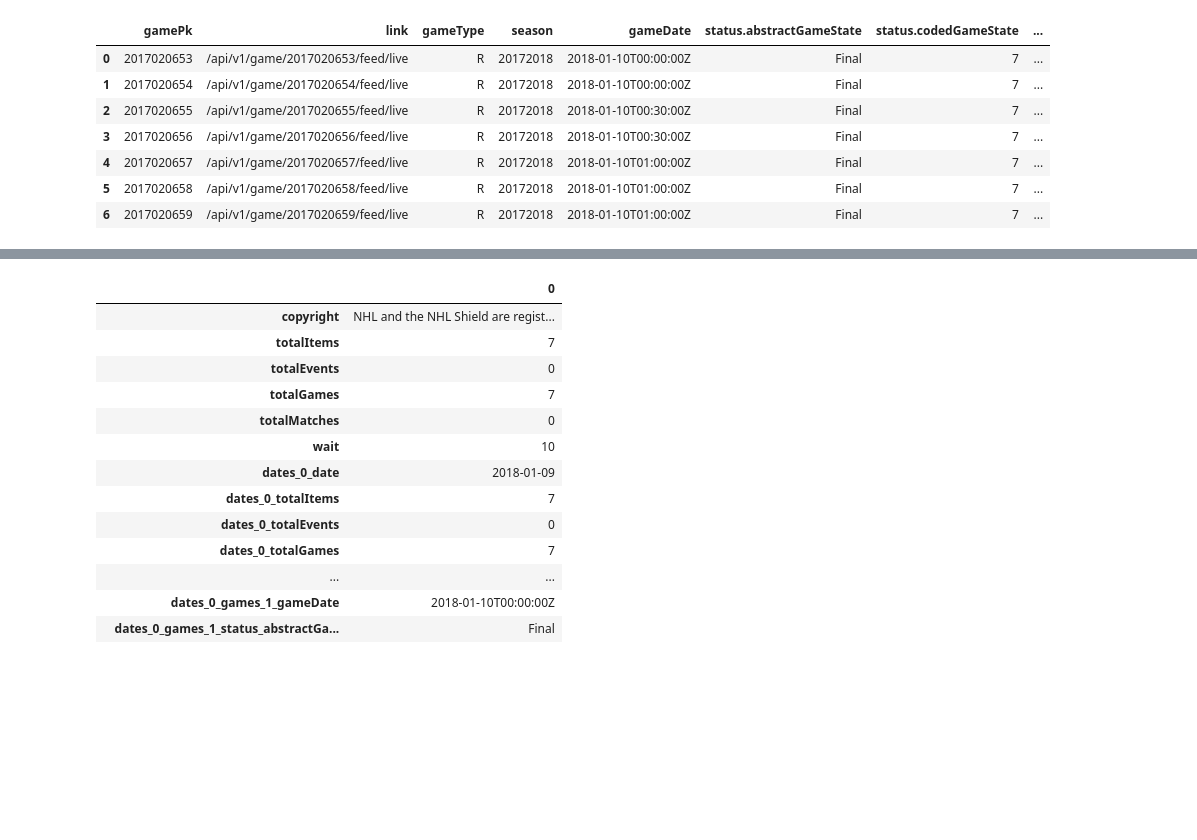
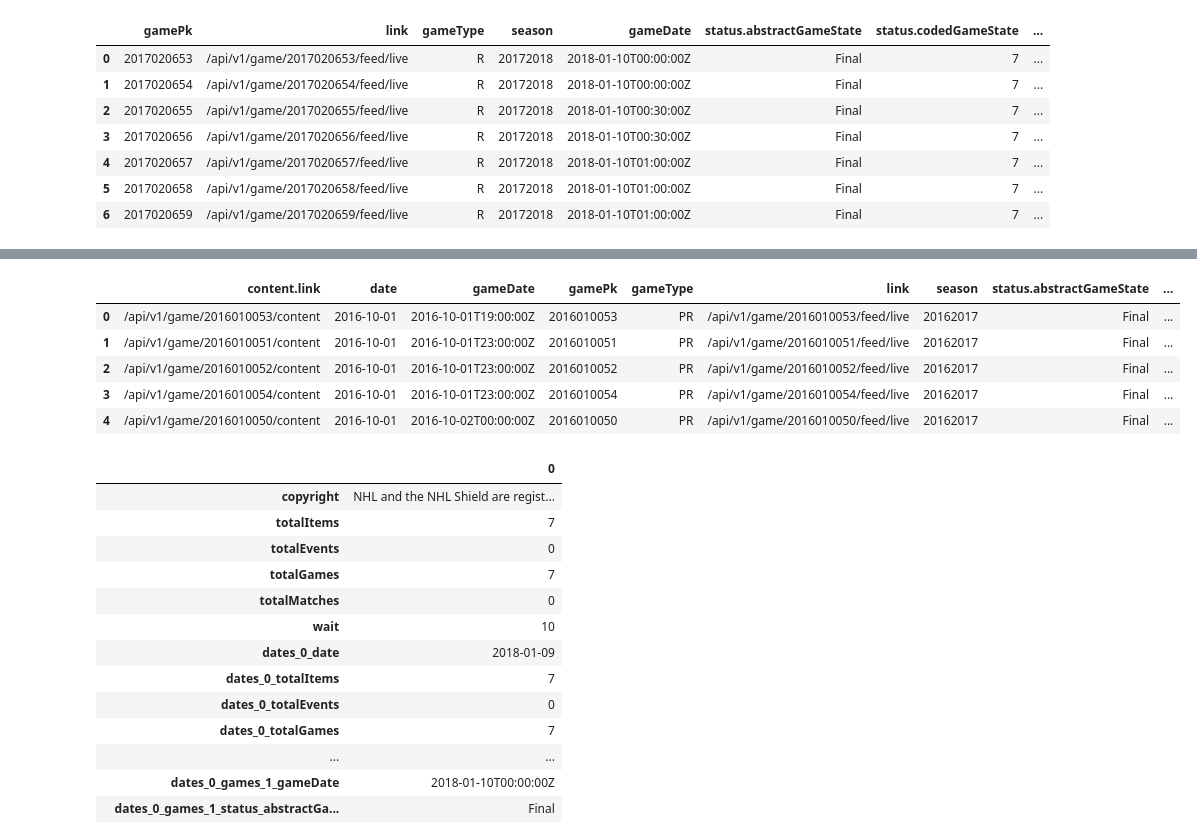
Before and after one commit to FrischWaugh/NHL_Prediction, a Jupyter notebook: notebooks/z_old_extract_data_games.ipynb, the cells around one changed output, grey strips where cells are left out. Saved outputs shown, nothing was run; the diff lists cells and outputs as text; code cells hidden in the pictures; blank space fills up the shorter version.

```diff
--- a/notebooks/Extract_data_games.ipynb
+++ b/notebooks/z_old_extract_data_games.ipynb
@@ -49,0 +49,19 @@ df.head(10)
+# %%
+start_date = datetime.date(2016, 10, 1)
+end_date = datetime.date(2018, 3, 31)
+delta = datetime.timedelta(days=1)
+
+data_list = []
+
+while start_date <= end_date:
+
+    r = requests.get(url='https://statsapi.web.nhl.com/api/v1/schedule?date=' + start_date.strftime("%Y-%m-%d"))
+    data = r.json()
+
+    df = json_normalize(data = data['dates'], record_path='games', meta=['date', 'totalGames'])
+
+    data_list.append(df)
+
+    print(start_date.strftime("%Y-%m-%d"))
+
+    start_date += delta
@@ -49,0 +86,11 @@ df.head(10)
+# %%
+df = pd.concat(data_list, sort='False', ignore_index=True)
+# %%
+df.head()
+# %% [output]
+|  | content.link | date | gameDate | gamePk | gameType | link | season | status.abstractGameState | ... |
+| 0 | /api/v1/game/2016010053/content | 2016-10-01 | 2016-10-01T19:00:00Z | 2016010053 | PR | /api/v1/game/2016010053/feed/live | 20162017 | Final | ... |
+| 1 | /api/v1/game/2016010051/content | 2016-10-01 | 2016-10-01T23:00:00Z | 2016010051 | PR | /api/v1/game/2016010051/feed/live | 20162017 | Final | ... |
+| 2 | /api/v1/game/2016010052/content | 2016-10-01 | 2016-10-01T23:00:00Z | 2016010052 | PR | /api/v1/game/2016010052/feed/live | 20162017 | Final | ... |
+| 3 | /api/v1/game/2016010054/content | 2016-10-01 | 2016-10-01T23:00:00Z | 2016010054 | PR | /api/v1/game/2016010054/feed/live | 20162017 | Final | ... |
+| 4 | /api/v1/game/2016010050/content | 2016-10-01 | 2016-10-02T00:00:00Z | 2016010050 | PR | /api/v1/game/2016010050/feed/live | 20162017 | Final | ... |
```
Also changed, not shown: parts of 6 cells of this notebook, 2 other files.
